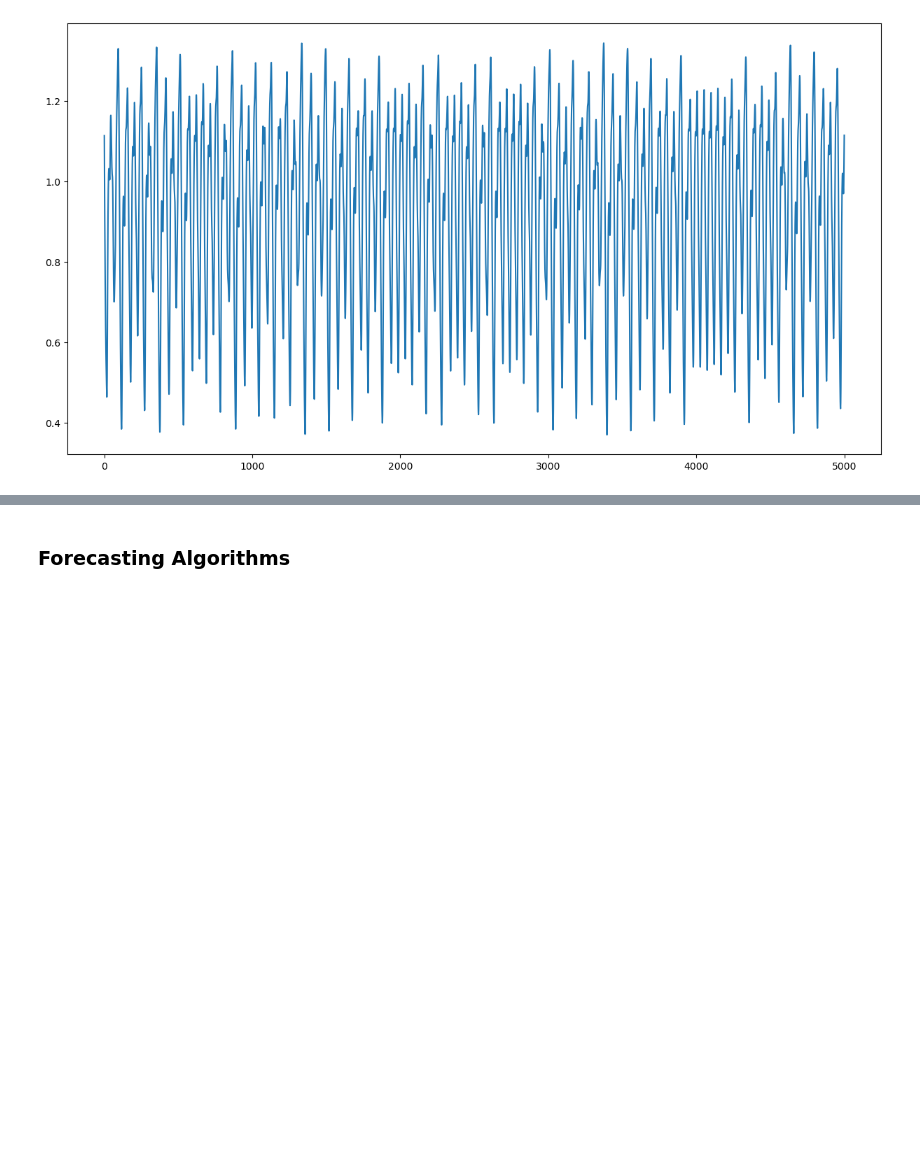
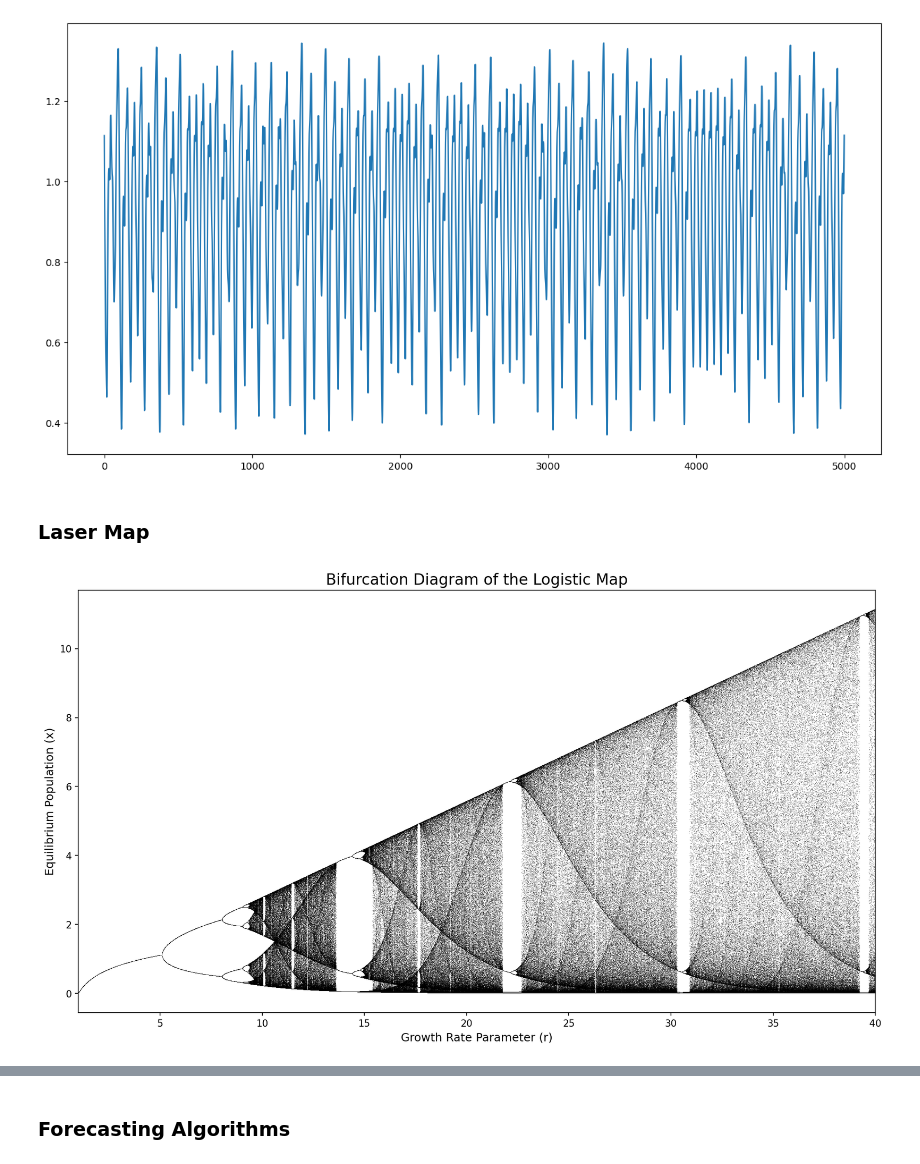
Before and after one commit to seeingquietjohn/TimeSeries, a Jupyter notebook: EmbeddingBench.ipynb, the cells around one changed output, grey strips where cells are left out. Cells and saved outputs as stored; diff of their text form; code cells hidden in the pictures; blank space fills up the shorter version.

```diff
--- a/EmbeddingBench.ipynb
+++ b/EmbeddingBench.ipynb
@@ -324,3 +325,9 @@ plt.plot(mgd)
 plt.show()
 # %% [output]
 [figure]
+# %% [markdown]
+### Laser Map
+# %%
+plot_bifur_laser(np.linspace(1, 40, 5000), x0=0.2)
+# %% [output]
+[figure, added]
```
Also changed, not shown: parts of 20 cells of this notebook, 1 other file.
